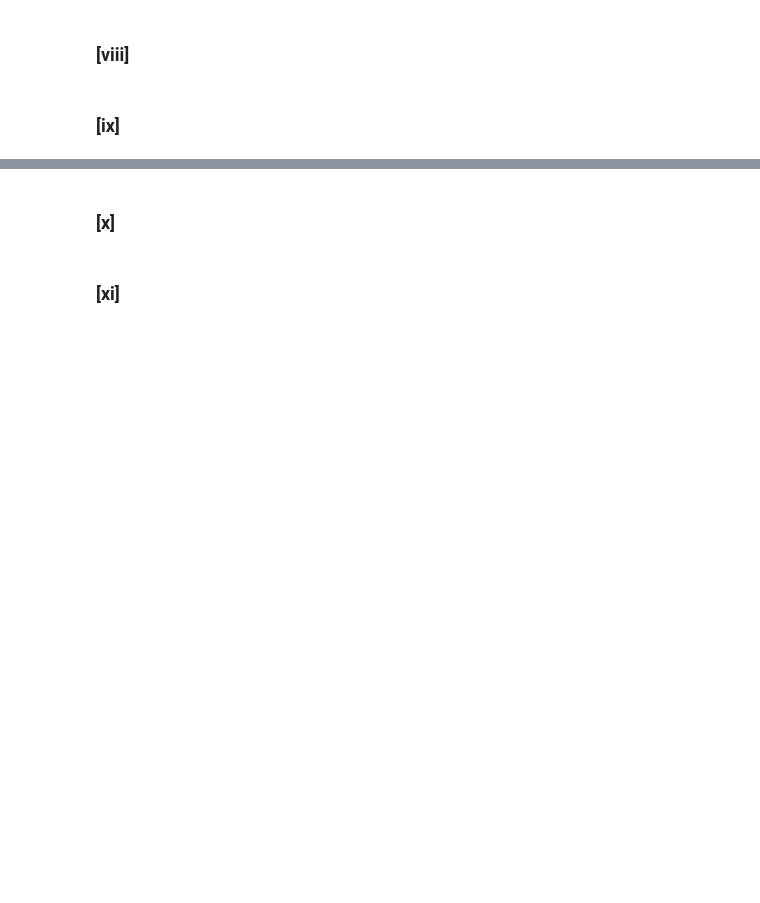
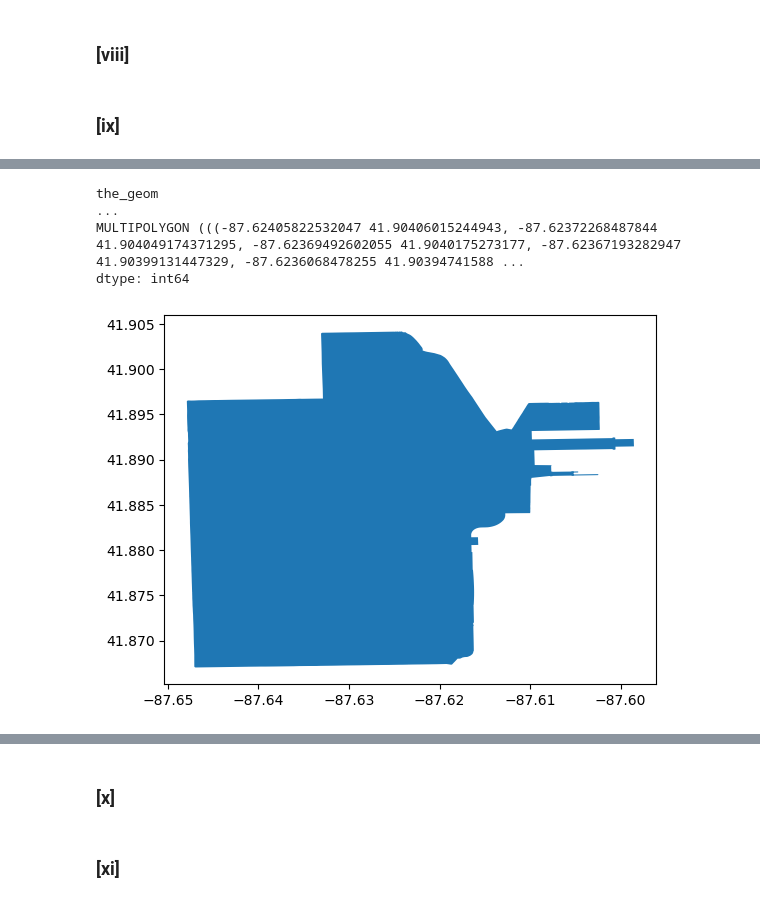
Before and after one commit to abdhashas/Data_mining_project, a Jupyter notebook: DM_HOMEWORK_1_BY_[عبدالرؤوف حسحس _طوني بطرس _عبد الله الزبداني].ipynb, the cells around one changed output, grey strips where cells are left out. Drawn from its saved outputs; the diff is of its cells as text; code cells hidden in the pictures; blank space fills up the shorter version.

```diff
--- a/DM_HOMEWORK_1_BY_[عبدالرؤوف حسحس _طوني بطرس _عبد الله الزبداني].ipynb
+++ b/DM_HOMEWORK_1_BY_[عبدالرؤوف حسحس _طوني بطرس _عبد الله الزبداني].ipynb
@@ -1294,0 +1307,25 @@ traffic_crashes['length_category'] = pd.cut(traffic_crashes['length'], bins=bins
+# %%
+chicago_cbd_boundary.value_counts()
+# %% [output]
+the_geom                                                                                                                                                                                                 ...
+MULTIPOLYGON (((-87.62405822532047 41.90406015244943, -87.62372268487844 41.904049174371295, -87.62369492602055 41.9040175273177, -87.62367193282947 41.90399131447329, -87.6236068478255 41.90394741588 ...
+dtype: int64
+# %%
+import geopandas as gpd
+from shapely import wkt
+
+# Assuming your data is stored in a DataFrame called 'df'
+# You might need to preprocess your data to extract the geometry
+# Assuming 'the_geom' contains the geometry information in the format Geopandas expects
+
+# Parse the geometry from WKT format
+chicago_cbd_boundary['the_geom'] = chicago_cbd_boundary['the_geom'].apply(wkt.loads)
+
+# Convert the DataFrame to a GeoDataFrame
+gdf = gpd.GeoDataFrame(chicago_cbd_boundary, geometry='the_geom')
+
+# Plot the GeoDataFrame
+gdf.plot()
+plt.show()
+# %% [output]
+[figure, added]
```
Also changed, not shown: parts of 4 cells of this notebook, 1 other file.
